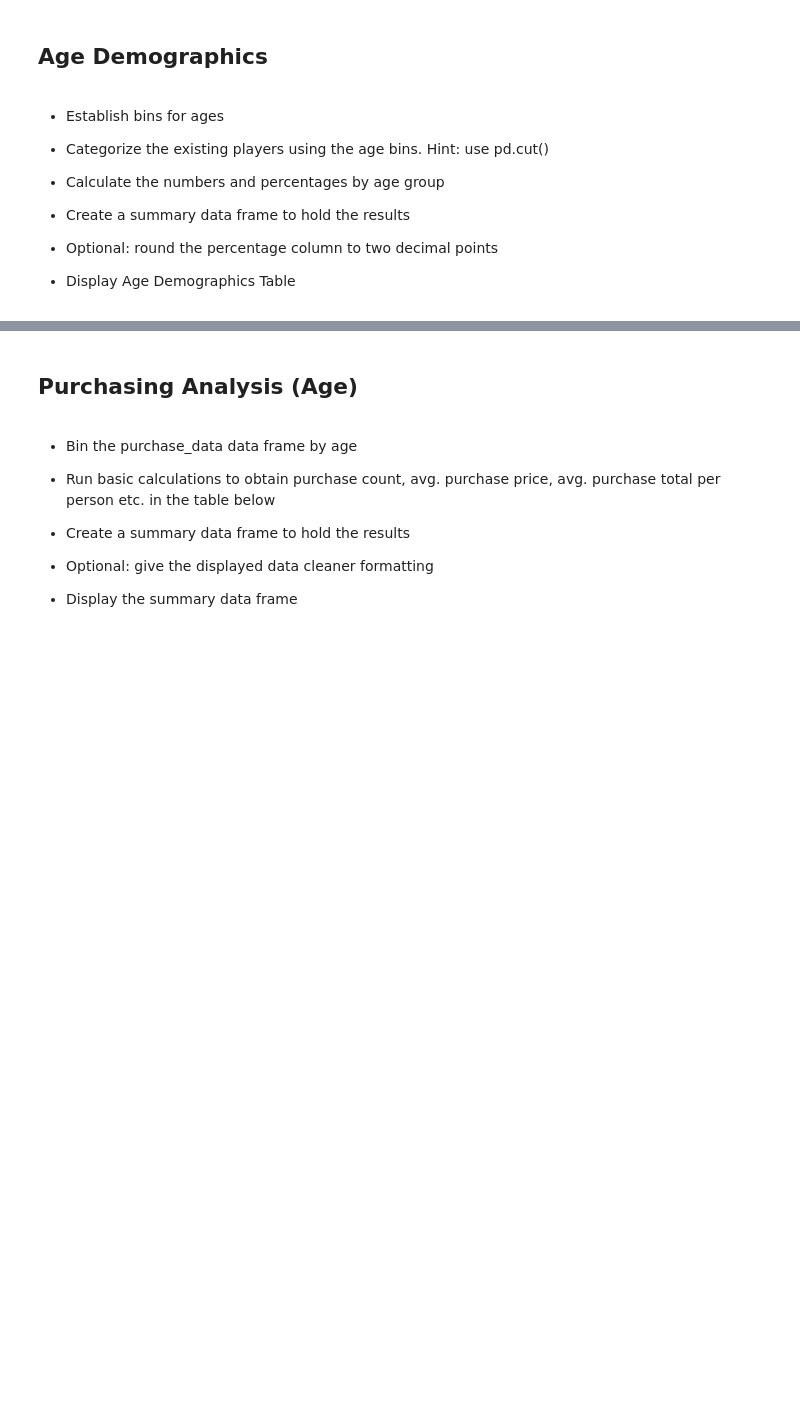
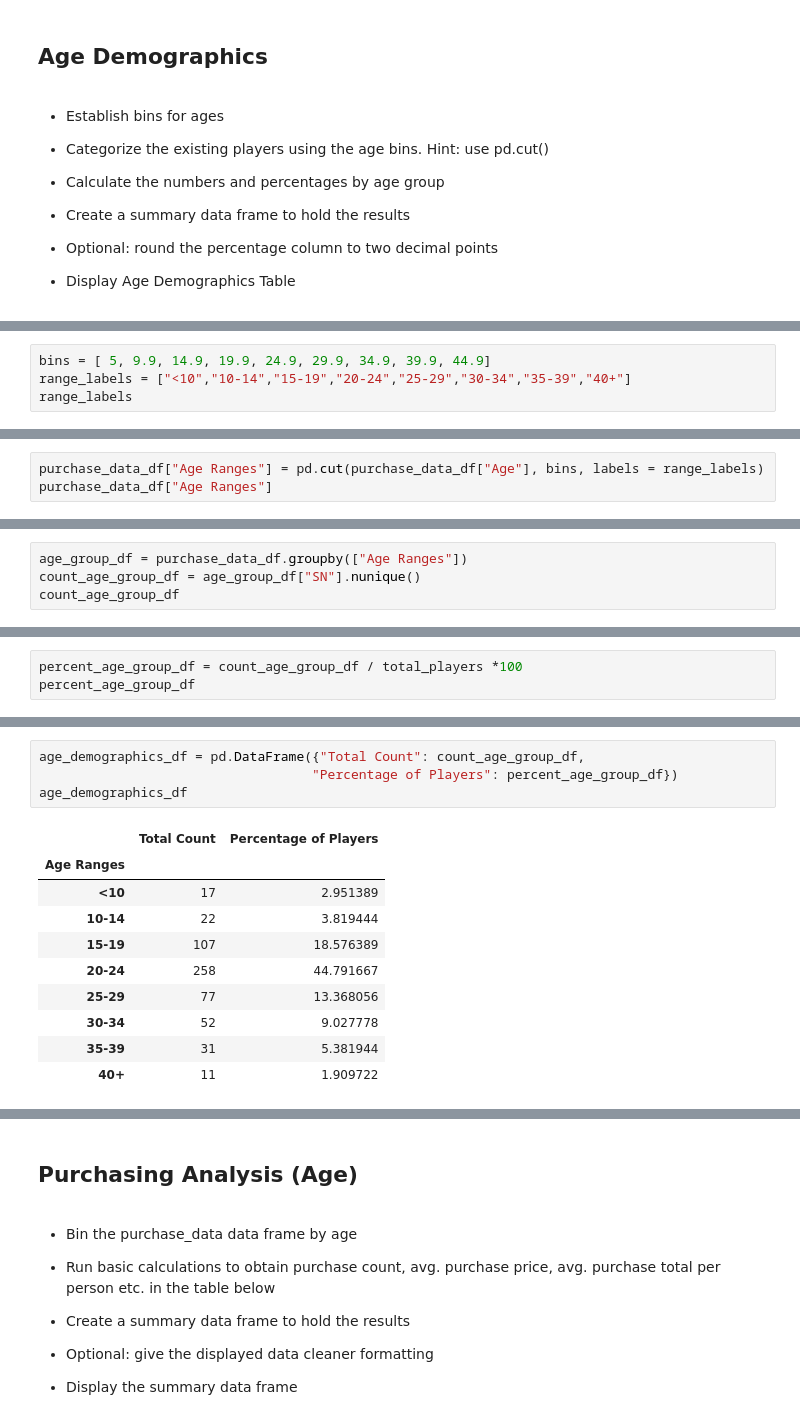
Before and after one commit to kvereda/pandas-challenge, a Jupyter notebook: panda-challenge.ipynb, the cells around one changed output, grey strips where cells are left out. Saved outputs shown, nothing was run; the diff lists cells and outputs as text; blank space fills up the shorter version.

```diff
--- a/panda-challenge.ipynb
+++ b/panda-challenge.ipynb
@@ -258,0 +269,4 @@ purchasing_analysis
+# %%
+bins = [ 5, 9.9, 14.9, 19.9, 24.9, 29.9, 34.9, 39.9, 44.9]
+range_labels = ["<10","10-14","15-19","20-24","25-29","30-34","35-39","40+"]
+range_labels
@@ -258,0 +275,3 @@ purchasing_analysis
+# %%
+purchase_data_df["Age Ranges"] = pd.cut(purchase_data_df["Age"], bins, labels = range_labels)
+purchase_data_df["Age Ranges"]
@@ -258,0 +292,4 @@ purchasing_analysis
+# %%
+age_group_df = purchase_data_df.groupby(["Age Ranges"])
+count_age_group_df = age_group_df["SN"].nunique()
+count_age_group_df
@@ -258,0 +307,3 @@ purchasing_analysis
+# %%
+percent_age_group_df = count_age_group_df / total_players *100
+percent_age_group_df
@@ -258,0 +321,15 @@ purchasing_analysis
+# %%
+age_demographics_df = pd.DataFrame({"Total Count": count_age_group_df,
+                                   "Percentage of Players": percent_age_group_df})
+age_demographics_df
+# %% [output]
+|  | Total Count | Percentage of Players |
+| Age Ranges |  |  |
+| <10 | 17 | 2.951389 |
+| 10-14 | 22 | 3.819444 |
+| 15-19 | 107 | 18.576389 |
+| 20-24 | 258 | 44.791667 |
+| 25-29 | 77 | 13.368056 |
+| 30-34 | 52 | 9.027778 |
+| 35-39 | 31 | 5.381944 |
+| 40+ | 11 | 1.909722 |
```
Also changed, not shown: parts of 8 cells of this notebook.
